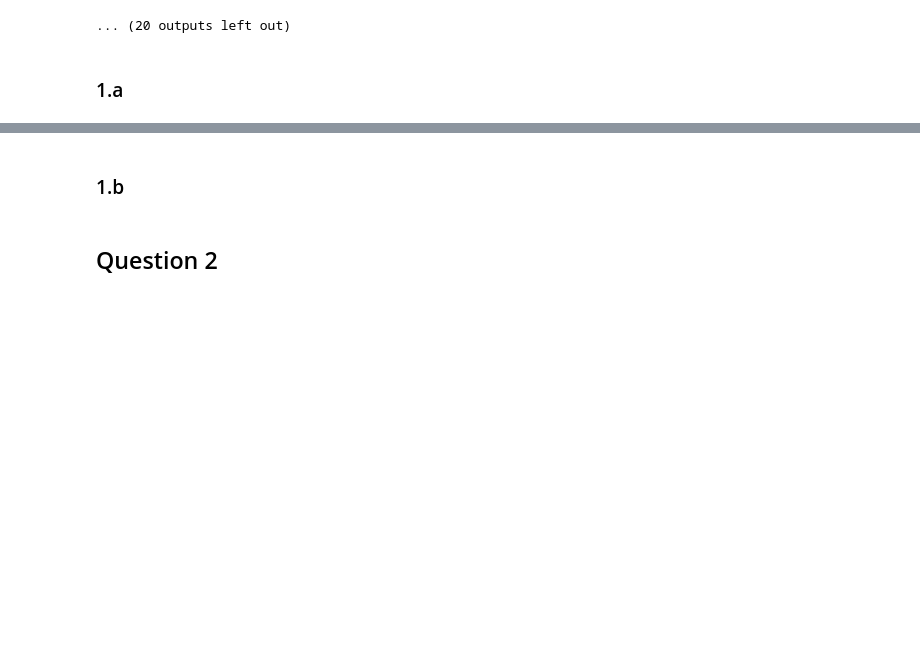
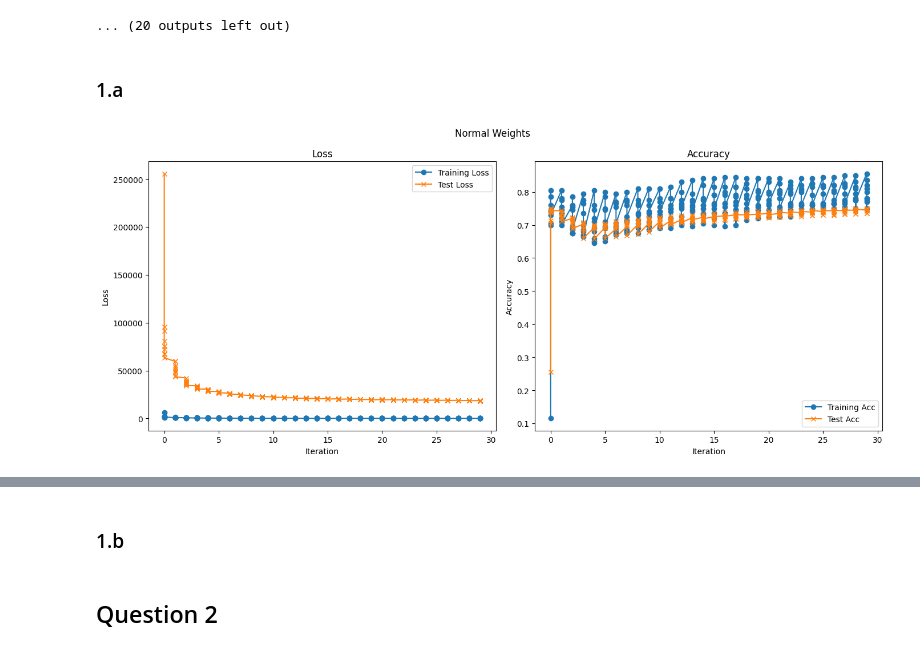
Before and after one commit to KeithLin724/NYCU_DeepLearning_2025, a Jupyter notebook: HW1/hw1__StudentID_.ipynb, the cells around one changed output, grey strips where cells are left out. Drawn from its saved outputs; the diff is of its cells as text; code cells hidden in the pictures; blank space fills up the shorter version.

```diff
--- a/HW1/hw1__StudentID_.ipynb
+++ b/HW1/hw1__StudentID_.ipynb
@@ -569,14 +588,37 @@ x_test = x_test / 255.0
 num_classes = 10
 
 # One-hot encode y_train and y_test
-y_train = np.eye(num_classes)[y_train.astype(np.int32).reshape(-1)].astype(np.float32)
-y_test = np.eye(num_classes)[y_test.astype(np.int32).reshape(-1)].astype(np.float32)
+y_train = np.eye(num_classes)[y_train.astype(np.int32).reshape(-1)].astype(DTYPE)
+y_test = np.eye(num_classes)[y_test.astype(np.int32).reshape(-1)].astype(DTYPE)
 
 print("y_train one-hot encoded shape:", y_train.shape)
 print("y_test one-hot encoded shape:", y_test.shape)
 # %% [output]
 y_train one-hot encoded shape: (60000, 10)
 y_test one-hot encoded shape: (10000, 10)
+# %%
+def plot_graph_plt(logs: pd.DataFrame, title: str):
+    fig, axs = plt.subplots(1, 2, figsize=(14, 6))
+
+    # Plot Loss on the first subplot
+    axs[0].plot(logs["epoch"], logs["training_loss"], "o-", label="Training Loss")
+    axs[0].plot(logs["epoch"], logs["test_loss"], "x-", label="Test Loss")
+    axs[0].set_xlabel("Iteration")
+    axs[0].set_ylabel("Loss")
+    axs[0].set_title("Loss")
+    axs[0].legend()
+
+    # Plot Accuracy on the second subplot
+    axs[1].plot(logs["epoch"], logs["training_acc"], "o-", label="Training Acc")
+    axs[1].plot(logs["epoch"], logs["test_acc"], "x-", label="Test Acc")
+    axs[1].set_xlabel("Iteration")
+    axs[1].set_ylabel("Accuracy")
+    axs[1].set_title("Accuracy")
+    axs[1].legend()
+
+    fig.suptitle(title)
+    plt.tight_layout()
+    plt.show()
 # %% [markdown]
 ## Question 1
 # %%
@@ -589,7 +631,7 @@ base_train_conf = {
     # "save_folder": "./fashion",
 }
 # %%
-config = base_train_conf | {"open_shuffle": False, "save_folder": "./fashion_logs"}
+config = base_train_conf | {"open_shuffle": False, "save_folder": "./fashion_logs", "addition_check_data": {"x": x_test, "y": y_test}}
 # %%
-model.train(**config)
+logs = model.train(**config)
 # %% [output]
@@ -644,3 +686,7 @@ epoch 11, loss 138155.11236897722, acc 0.1
 ... (20 outputs left out)
 # %% [markdown]
 ### 1.a
+# %%
+plot_graph_plt(logs.iloc[::30], "Normal Weights")
+# %% [output]
+[figure, added]
```
Also changed, not shown: parts of 20 cells of this notebook.
